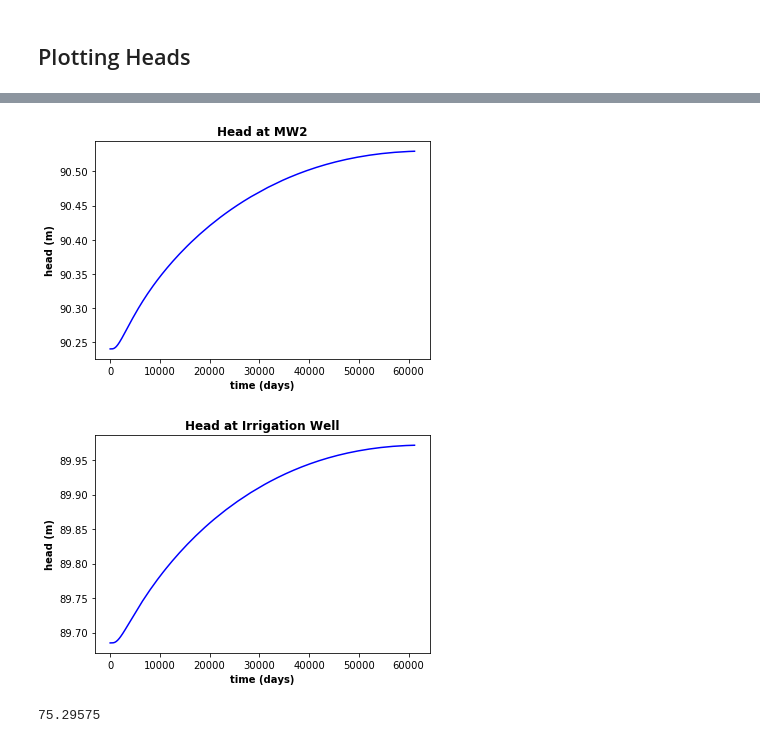
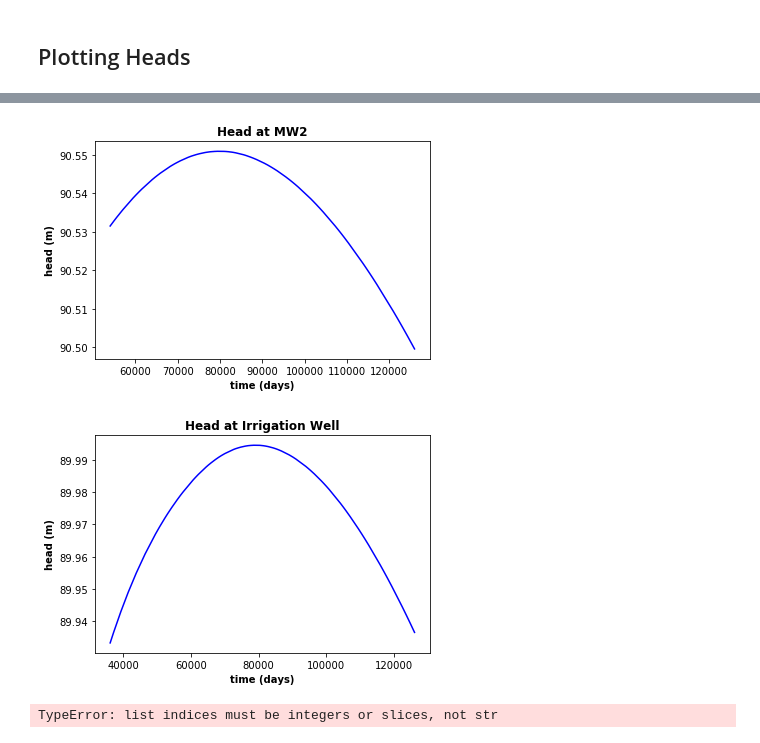
Before and after one commit to groundwater-modeling-Spring2020/Aguaseca_Project, a Jupyter notebook: Domain setup/Seasonality_Abe-Dave.ipynb, the cells around one changed output, grey strips where cells are left out. Cells and saved outputs as stored; diff of their text form; code cells hidden in the pictures.

```diff
--- a/Domain setup/Seasonality_Abe-Dave.ipynb
+++ b/Domain setup/Seasonality_Abe-Dave.ipynb
@@ -660,35 +646,50 @@ plt.subplot(1, 1, 1)
 plt.title("Head at MW2",fontweight='bold')
 plt.xlabel('time (days)',fontweight='bold')
 plt.ylabel('head (m)',fontweight='bold')
-plt.plot(time_series1[:, 0], time_series1[:, 1], 'b-') #plot the time series with points at each record
+plt.plot(time_series1[1800:, 0], time_series1[1800:, 1], 'b-') #plot the time series with points at each record
 plt.show()
 #plt.savefig("Head_Field_Center_ETSS.png")
 # %% [output]
-[figure, old version]
+[figure, new version]
 # %%
 
 #plot a time series at cell left of river
 #get time series for cell
 
 cell_id1 = well4_loc #cell at the center of the ag area
 time_series1 = headobj.get_ts(cell_id1) #get the time series using flopy
 
 #create firt plot
 plt.subplot(1, 1, 1)
 plt.title("Head at Irrigation Well",fontweight='bold')
 plt.xlabel('time (days)',fontweight='bold')
 plt.ylabel('head (m)',fontweight='bold')
-plt.plot(time_series1[:, 0], time_series1[:, 1], 'b-') #plot the time series with points at each record
+plt.plot(time_series1[1206:, 0], time_series1[1206:, 1], 'b-') #plot the time series with points at each record
 plt.show()
 #plt.savefig("Head_Field_Center_ETSS.png")
 # %% [output]
-[figure, old version]
+[figure, new version]
-# %%
-well_loc
-head['sp0'][0][19][38]
-#head['sp0'][well_loc[0]][well_loc[1]][well_loc[2]]
-# %% [output]
-75.29575
+# %%
+well_loc
+head['sp0'][0][19][38]
+#head['sp0'][well_loc[0]][well_loc[1]][well_loc[2]]
+
+#budgobj = flopy.utils.binaryfile.CellBudgetFile(modelname+'.cbc')
+#leakage = budgobj.get_data(text='RIVER LEAKAGE')
+#print(leakage[0])
+flux = np.array(range(nper))
+
+for i in range(nper):
+    ##print("Stream Leakage for Stress period %s"%i)
+    perflux = 0
+    for k in range(len(leakage['sp%s'%i][0])):
+        #print(leakage['sp%s'%i][0][k][1])
+        perflux = perflux + leakage['sp%s'%i][0][k][1]
+        #flux[i] = flux[i] + leakage[0][k][1]
+    print(perflux)
+#print(flux)
+# %% [output]
+TypeError: list indices must be integers or slices, not str
 # %%
 type(times)
 len(times)
```
Also changed, not shown: parts of 10 cells of this notebook.
